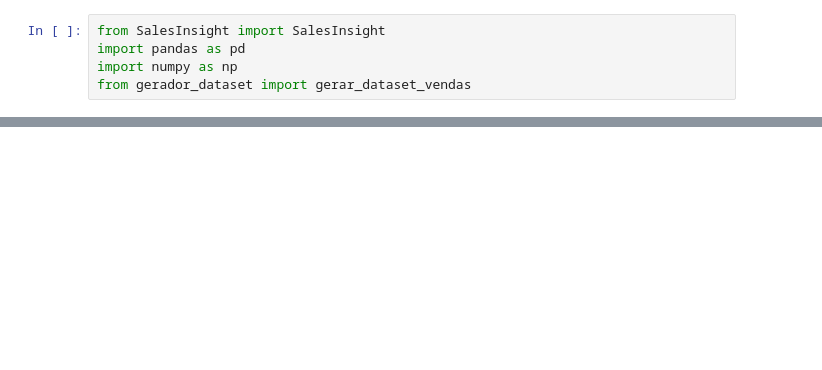
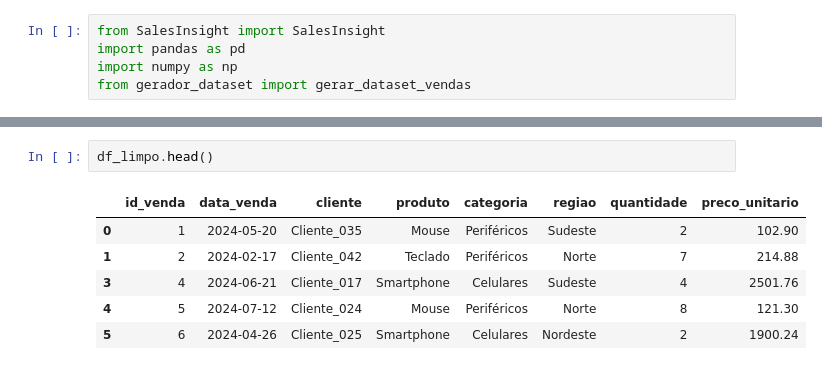
Before and after one commit to giselemachado1978-ai/copy-salesinsight-py, a Jupyter notebook: src/salesinsight.ipynb, the cells around one changed output, grey strips where cells are left out. Cells and saved outputs as stored; diff of their text form; blank space fills up the shorter version.

```diff
--- a/src/salesinsight.ipynb
+++ b/src/salesinsight.ipynb
@@ -28,0 +68,9 @@ Registros carregados: 200
+# %%
+df_limpo.head()
+# %% [output]
+|  | id_venda | data_venda | cliente | produto | categoria | regiao | quantidade | preco_unitario |
+| 0 | 1 | 2024-05-20 | Cliente_035 | Mouse | Periféricos | Sudeste | 2 | 102.90 |
+| 1 | 2 | 2024-02-17 | Cliente_042 | Teclado | Periféricos | Norte | 7 | 214.88 |
+| 3 | 4 | 2024-06-21 | Cliente_017 | Smartphone | Celulares | Sudeste | 4 | 2501.76 |
+| 4 | 5 | 2024-07-12 | Cliente_024 | Mouse | Periféricos | Norte | 8 | 121.30 |
+| 5 | 6 | 2024-04-26 | Cliente_025 | Smartphone | Celulares | Nordeste | 2 | 1900.24 |
```
Also changed, not shown: parts of 27 cells of this notebook.
